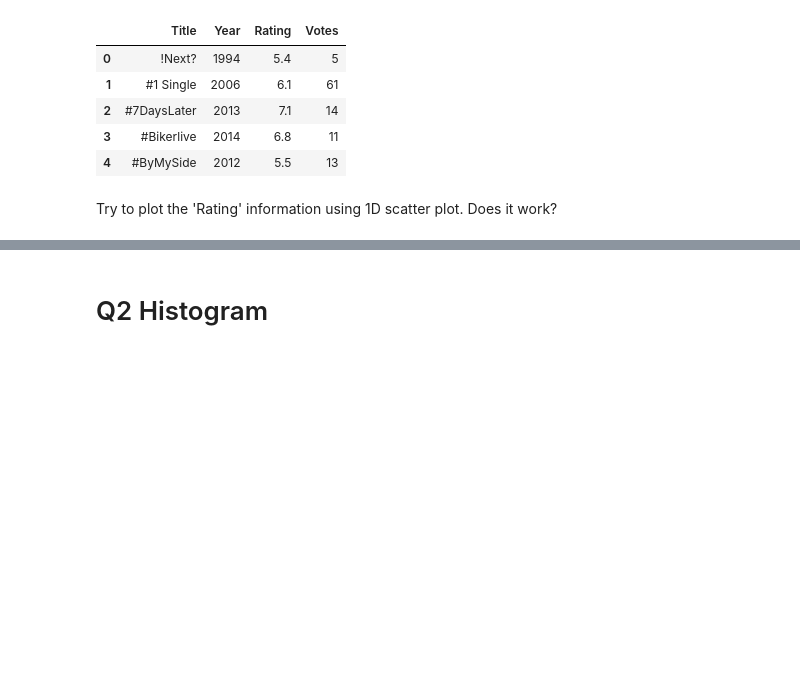
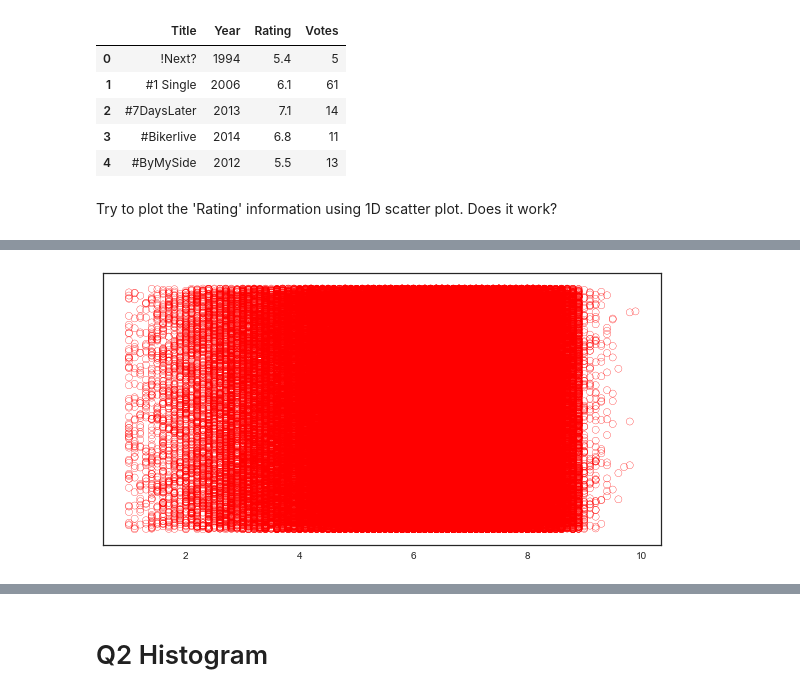
Before and after one commit to muftring/iu-datavis, a Jupyter notebook: week-05/w05_lab_uftring_michael.ipynb, the cells around one changed output, grey strips where cells are left out. Cells and saved outputs as stored; diff of their text form; code cells hidden in the pictures; blank space fills up the shorter version.

```diff
--- a/week-05/w05_lab_uftring_michael.ipynb
+++ b/week-05/w05_lab_uftring_michael.ipynb
@@ -142,0 +158,9 @@ Try to plot the 'Rating' information using 1D scatter plot. Does it work?
+# %%
+# plot 'rating' again, trying jittered Y values and larger figure size
+data = movie_df.Rating
+zittered_ypos = np.random.rand(len(data))
+plt.figure(figsize=(10,5))
+plt.scatter(data, zittered_ypos, s=50, facecolors='none', edgecolors='r')
+plt.gca().axes.get_yaxis().set_visible(False)
+# %% [output]
+[figure, added]
```
Also changed, not shown: parts of 5 cells of this notebook.
